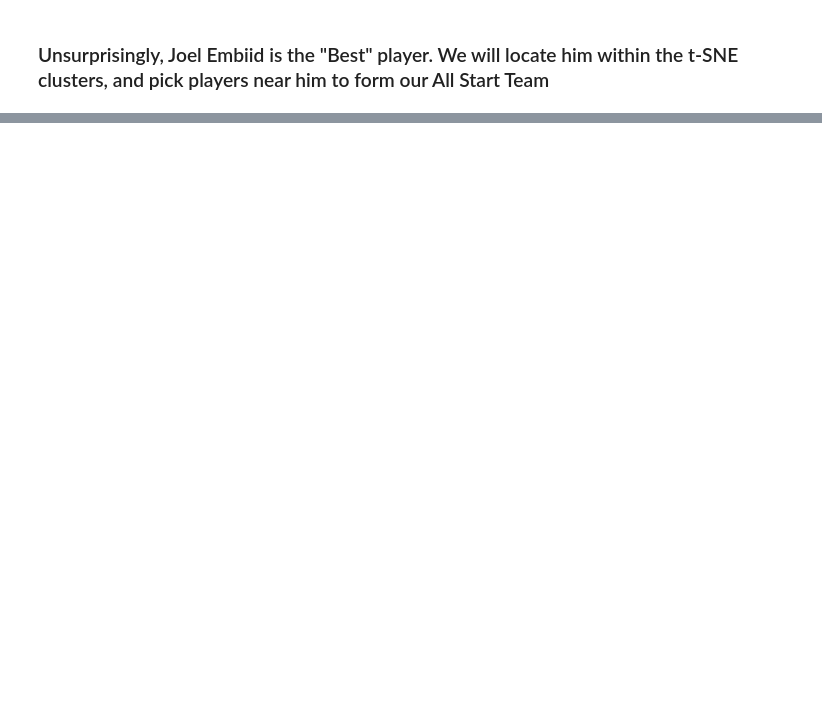
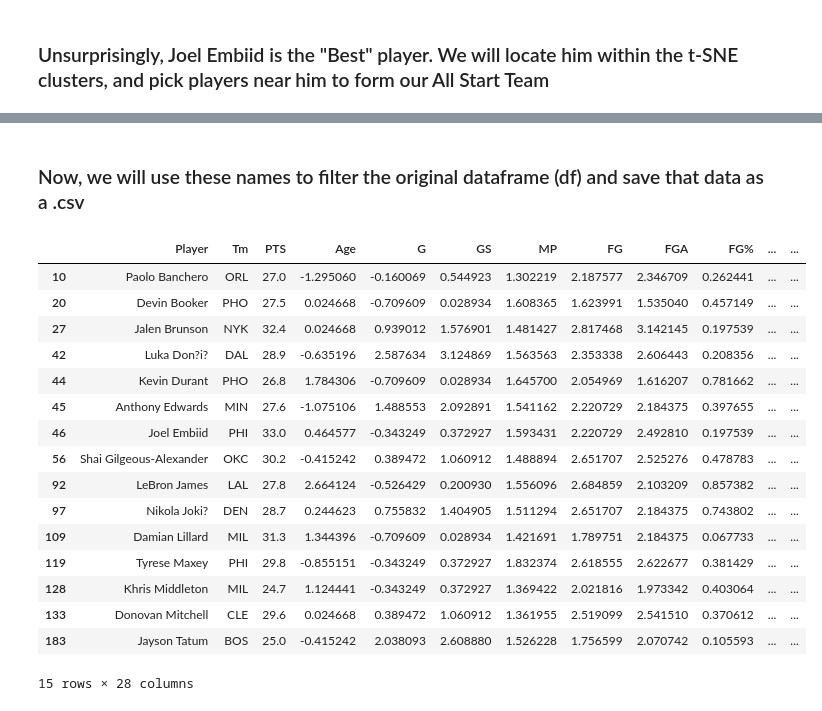
Before and after one commit to kjeeth04/NBA-pred, a Jupyter notebook: t-SNE.ipynb, the cells around one changed output, grey strips where cells are left out. Cells and saved outputs as stored; diff of their text form; code cells hidden in the pictures; blank space fills up the shorter version.

Commit message:
tsne done

```diff
--- a/t-SNE.ipynb
+++ b/t-SNE.ipynb
@@ -57,4 +72,8 @@ components["Is_Joel"] = components["Player"].apply(is_joel)
 sns.scatterplot(data = components, x = "t-SNE Component 1", y = "t-SNE Component 2", hue = 'Is_Joel')
 plt.legend(title = 'Team', loc='upper left', bbox_to_anchor=(1, 1))
 plt.suptitle("t-SNE of NBA Players for 2023-2024 Season")
+
+embiid_tsne_1 = components.loc[components['Player'] == 'Joel Embiid']['t-SNE Component 1'][46]
+embiid_tsne_2 = components.loc[components['Player'] == 'Joel Embiid']['t-SNE Component 2'][46]
+print(f"Joel Embiid's Coordinates: ({embiid_tsne_1}, {embiid_tsne_2})")
 # %% [output]
@@ -62 +81,16 @@ Text(0.5, 0.98, 't-SNE of NBA Players for 2023-2024 Season')
 [figure]
+# %%
+#Gathers Player Data Relative to Embiid
+closest_embiid = list()
+
+for row in range(len(components)):
+    #Get Each Player Data and check Euclidean distance of points from Embiid's
+    player_data = components.iloc[row]
+    (dist_1, dist_2) = (player_data['t-SNE Component 1'], player_data['t-SNE Component 2'])
+    dist = math.dist((embiid_tsne_1, embiid_tsne_2), (dist_1, dist_2))
+    closest_embiid.append({"Player": player_data['Player'], "Location": (dist_1, dist_2), "Distance From Embiid": dist})
+
+#Turning data into Dataframe and grabbing top 15 players by proximity
+closest_embiid = pd.DataFrame(closest_embiid)
+closest_embiid = closest_embiid.sort_values(by='Distance From Embiid').head(15)
+closest_embiid
@@ -62,0 +114,27 @@ Text(0.5, 0.98, 't-SNE of NBA Players for 2023-2024 Season')
+# %% [markdown]
+### Now, we will use these names to filter the original dataframe (df) and save that data as a .csv
+# %%
+#Filtering df for just the "Best" players
+all_star_df = pd.concat([df, closest_embiid], join = "inner",axis = 1)
+all_star_df = all_star_df.iloc[:, :-3]
+
+all_star_df.to_csv("./Data/all_stars.csv", sep = '\t')
+all_star_df
+# %% [output]
+|  | Player | Tm | PTS | Age | G | GS | MP | FG | FGA | FG% | ... | ... |
+| 10 | Paolo Banchero | ORL | 27.0 | -1.295060 | -0.160069 | 0.544923 | 1.302219 | 2.187577 | 2.346709 | 0.262441 | ... | ... |
+| 20 | Devin Booker | PHO | 27.5 | 0.024668 | -0.709609 | 0.028934 | 1.608365 | 1.623991 | 1.535040 | 0.457149 | ... | ... |
+| 27 | Jalen Brunson | NYK | 32.4 | 0.024668 | 0.939012 | 1.576901 | 1.481427 | 2.817468 | 3.142145 | 0.197539 | ... | ... |
+| 42 | Luka Don?i? | DAL | 28.9 | -0.635196 | 2.587634 | 3.124869 | 1.563563 | 2.353338 | 2.606443 | 0.208356 | ... | ... |
+| 44 | Kevin Durant | PHO | 26.8 | 1.784306 | -0.709609 | 0.028934 | 1.645700 | 2.054969 | 1.616207 | 0.781662 | ... | ... |
+| 45 | Anthony Edwards | MIN | 27.6 | -1.075106 | 1.488553 | 2.092891 | 1.541162 | 2.220729 | 2.184375 | 0.397655 | ... | ... |
+| 46 | Joel Embiid | PHI | 33.0 | 0.464577 | -0.343249 | 0.372927 | 1.593431 | 2.220729 | 2.492810 | 0.197539 | ... | ... |
+| 56 | Shai Gilgeous-Alexander | OKC | 30.2 | -0.415242 | 0.389472 | 1.060912 | 1.488894 | 2.651707 | 2.525276 | 0.478783 | ... | ... |
+| 92 | LeBron James | LAL | 27.8 | 2.664124 | -0.526429 | 0.200930 | 1.556096 | 2.684859 | 2.103209 | 0.857382 | ... | ... |
+| 97 | Nikola Joki? | DEN | 28.7 | 0.244623 | 0.755832 | 1.404905 | 1.511294 | 2.651707 | 2.184375 | 0.743802 | ... | ... |
+| 109 | Damian Lillard | MIL | 31.3 | 1.344396 | -0.709609 | 0.028934 | 1.421691 | 1.789751 | 2.184375 | 0.067733 | ... | ... |
+| 119 | Tyrese Maxey | PHI | 29.8 | -0.855151 | -0.343249 | 0.372927 | 1.832374 | 2.618555 | 2.622677 | 0.381429 | ... | ... |
+| 128 | Khris Middleton | MIL | 24.7 | 1.124441 | -0.343249 | 0.372927 | 1.369422 | 2.021816 | 1.973342 | 0.403064 | ... | ... |
+| 133 | Donovan Mitchell | CLE | 29.6 | 0.024668 | 0.389472 | 1.060912 | 1.361955 | 2.519099 | 2.541510 | 0.370612 | ... | ... |
+| 183 | Jayson Tatum | BOS | 25.0 | -0.415242 | 2.038093 | 2.608880 | 1.526228 | 1.756599 | 2.070742 | 0.105593 | ... | ... |
+15 rows × 28 columns
```
Also changed, not shown: parts of 5 cells of this notebook, 2 other files.
